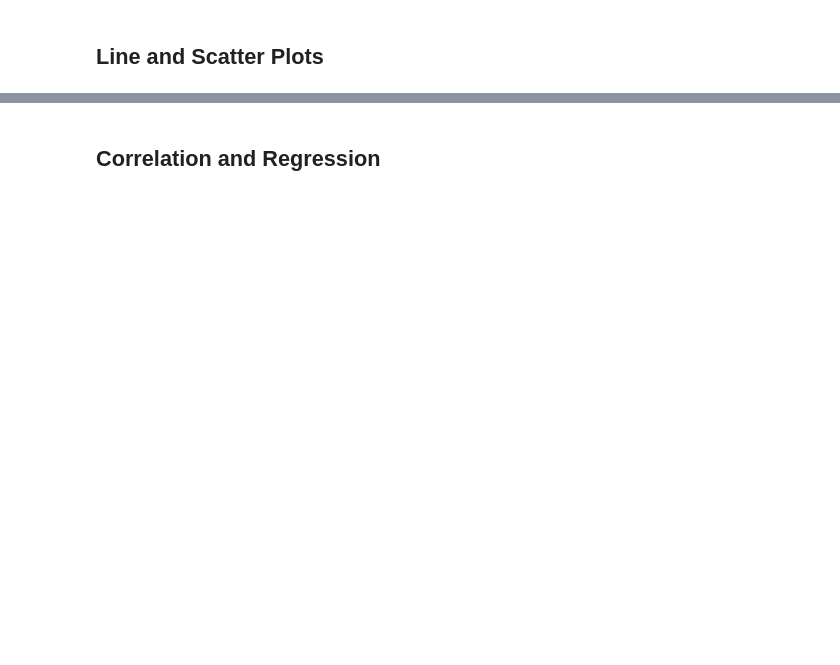
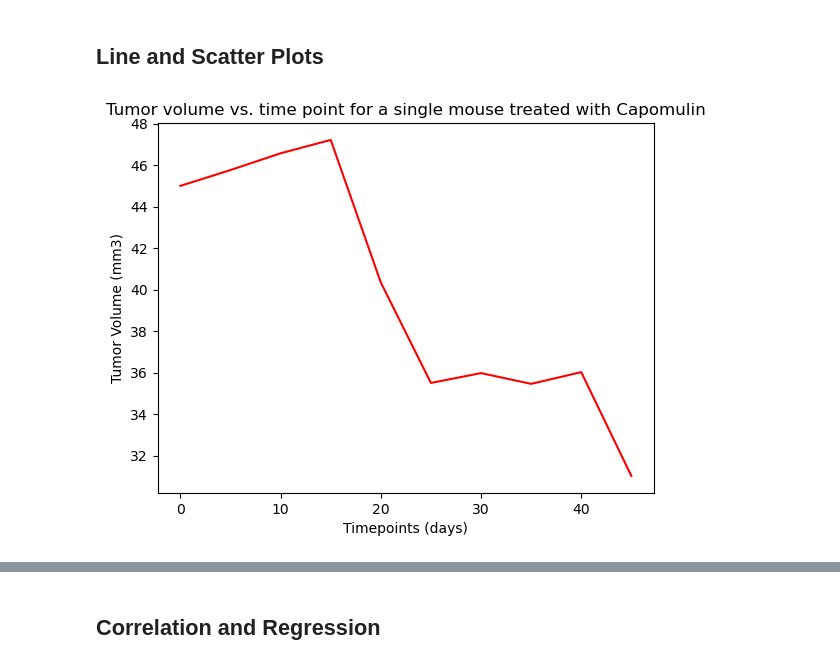
Before and after one commit to amydst/matplotlib-challenge, a Jupyter notebook: pymaceuticals_starter.ipynb, the cells around one changed output, grey strips where cells are left out. Saved outputs shown, nothing was run; the diff lists cells and outputs as text; code cells hidden in the pictures; blank space fills up the shorter version.

```diff
--- a/pymaceuticals_starter.ipynb
+++ b/pymaceuticals_starter.ipynb
@@ -279,0 +299,17 @@ boxplot = tumor_volumes_df.boxplot(grid=False, by='Treatment')
+# %%
+# Generate a line plot of tumor volume vs. time point for a single mouse treated with Capomulin
+
+capomulin_time_points = cleanresults[cleanresults['Drug Regimen'] == "Capomulin"]
+
+single_mouse = "u364"
+
+capomulin_single_mouse = capomulin_time_points[capomulin_time_points["Mouse ID"] == single_mouse]
+
+plt.plot(capomulin_single_mouse['Timepoint'], capomulin_single_mouse['Tumor Volume (mm3)'], color='r')
+plt.title("Tumor volume vs. time point for a single mouse treated with Capomulin")
+plt.ylabel("Tumor Volume (mm3)")
+plt.xlabel("Timepoints (days)")
+
+plt.show()
+# %% [output]
+[figure, added]
```
Also changed, not shown: parts of 11 cells of this notebook.
